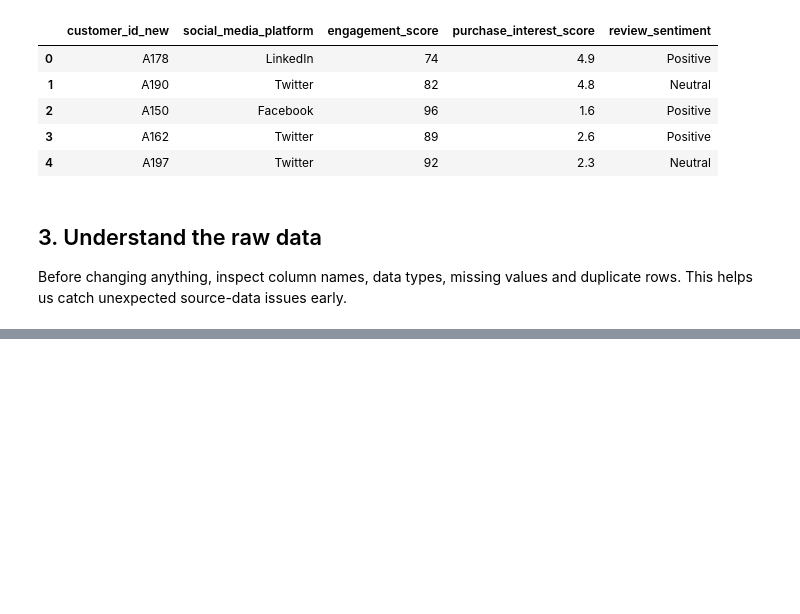
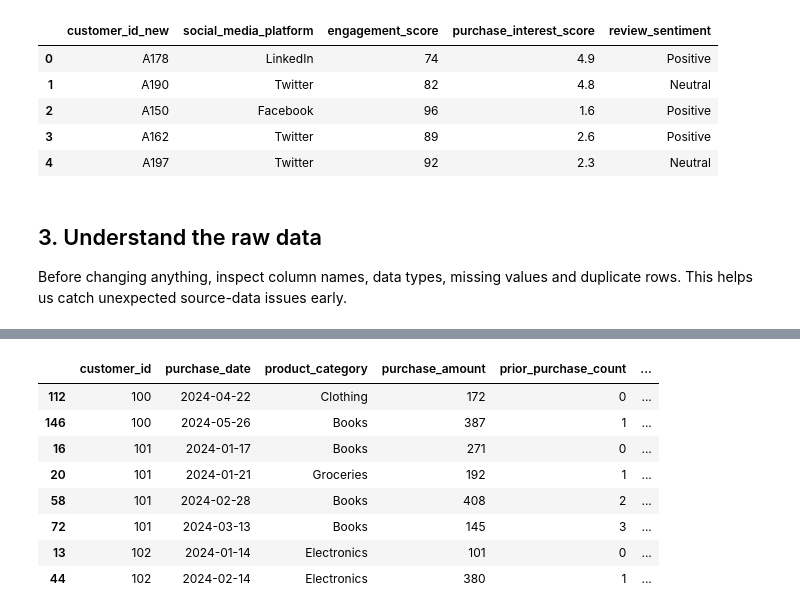
Before and after one commit to Fadhili-N/formative2-multimodal-preprocessing, a Jupyter notebook: armstrong_product_model/Armstrong_product_model_notebook.ipynb, the cells around one changed output, grey strips where cells are left out. Saved outputs shown, nothing was run; the diff lists cells and outputs as text; code cells hidden in the pictures; blank space fills up the shorter version.

```diff
--- a/armstrong_product_model/Armstrong_product_model_notebook.ipynb
+++ b/armstrong_product_model/Armstrong_product_model_notebook.ipynb
@@ -957,0 +191,14 @@ Matches original prediction: True
+# %%
+history = pm.add_history_features(transactions)
+display(history[["customer_id", "purchase_date", "product_category", "purchase_amount",
+                 "prior_purchase_count", "prior_avg_purchase_amount", "prior_avg_customer_rating"]].head(8))
+# %% [output]
+|  | customer_id | purchase_date | product_category | purchase_amount | prior_purchase_count | ... |
+| 112 | 100 | 2024-04-22 | Clothing | 172 | 0 | ... |
+| 146 | 100 | 2024-05-26 | Books | 387 | 1 | ... |
+| 16 | 101 | 2024-01-17 | Books | 271 | 0 | ... |
+| 20 | 101 | 2024-01-21 | Groceries | 192 | 1 | ... |
+| 58 | 101 | 2024-02-28 | Books | 408 | 2 | ... |
+| 72 | 101 | 2024-03-13 | Books | 145 | 3 | ... |
+| 13 | 102 | 2024-01-14 | Electronics | 101 | 0 | ... |
+| 44 | 102 | 2024-02-14 | Electronics | 380 | 1 | ... |
```
Also changed, not shown: parts of 82 cells of this notebook, 1 other file.
